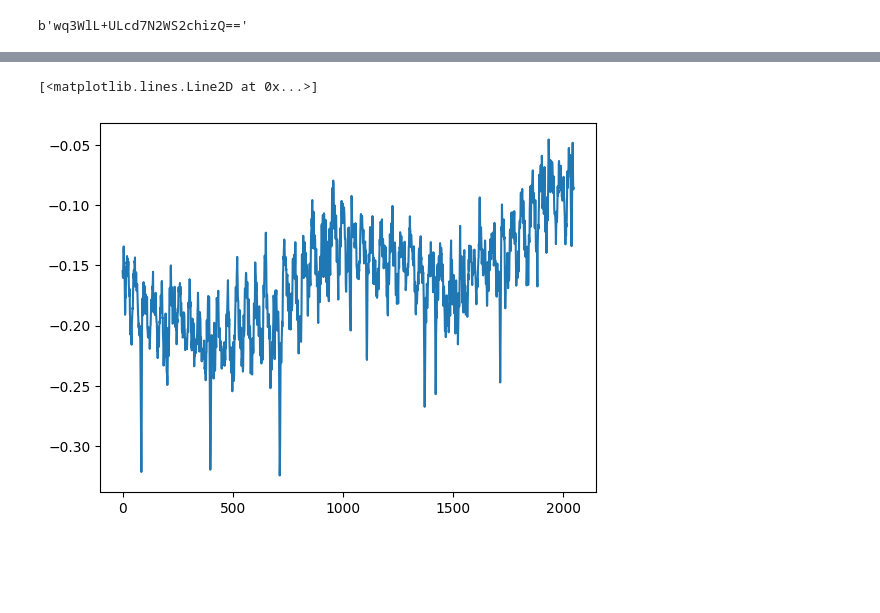
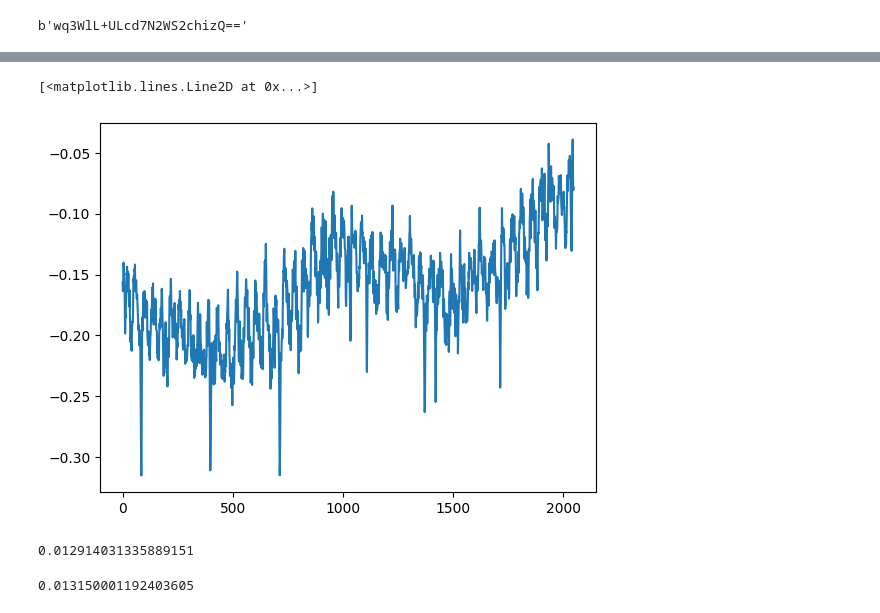
Before and after one commit to anirban21100/MIT-BIH, a Jupyter notebook: notebook4e79f032cc.ipynb, the cells around one changed output, grey strips where cells are left out. Drawn from its saved outputs; the diff is of its cells as text; code cells hidden in the pictures; blank space fills up the shorter version.

```diff
--- a/notebook4e79f032cc.ipynb
+++ b/notebook4e79f032cc.ipynb
@@ -214,15 +237,37 @@ def embed(li,temp_li,bits_li):
+# %%
+plot_new, stego_signal_new = plot_signal(arr_li,temp_li,bits_list_new)
+plot_new
+# %% [output]
+[<matplotlib.lines.Line2D at 0x...>]
+[figure, added]
+# %%
+#PRD comparison
+
+def get_prd(stego_signal, original_signal):
+    X = np.array(original_signal).astype(np.float64)
+    Y = np.array(stego_signal).astype(np.float64)
+    x_sum = np.sum(np.square(X))
+    diff_sq_sum = np.sum(np.square(X-Y))
+    prd = np.sqrt(diff_sq_sum/x_sum)
+
+    return prd/10
+
+get_prd(original_signal=original_signal, stego_signal=stego_signal)
+# %% [output]
+0.012914031335889151
+# %%
+get_prd(original_signal=original_signal, stego_signal=stego_signal_new)
+# %% [output]
+0.013150001192403605
 # %%
-coeff_li = embed(arr_li,temp_li,bits_list)
+# coeff_li = embed(arr_li,temp_li,bits_list)
 
-coeff_li= [i/10000 for i in coeff_li]
+# coeff_li= [i/10000 for i in coeff_li]
 
-x_ = []
+# x_ = []
 
-for i in range(len(coeff_li)):
-    x_.append(i)
+# for i in range(len(coeff_li)):
+#     x_.append(i)
 
-plt.plot(x_, coeff_li)
+# plt.plot(x_, coeff_li)
-# %% [output]
-[<matplotlib.lines.Line2D at 0x...>]
-[figure, removed]
 # %%
```
Also changed, not shown: parts of 6 cells of this notebook.
